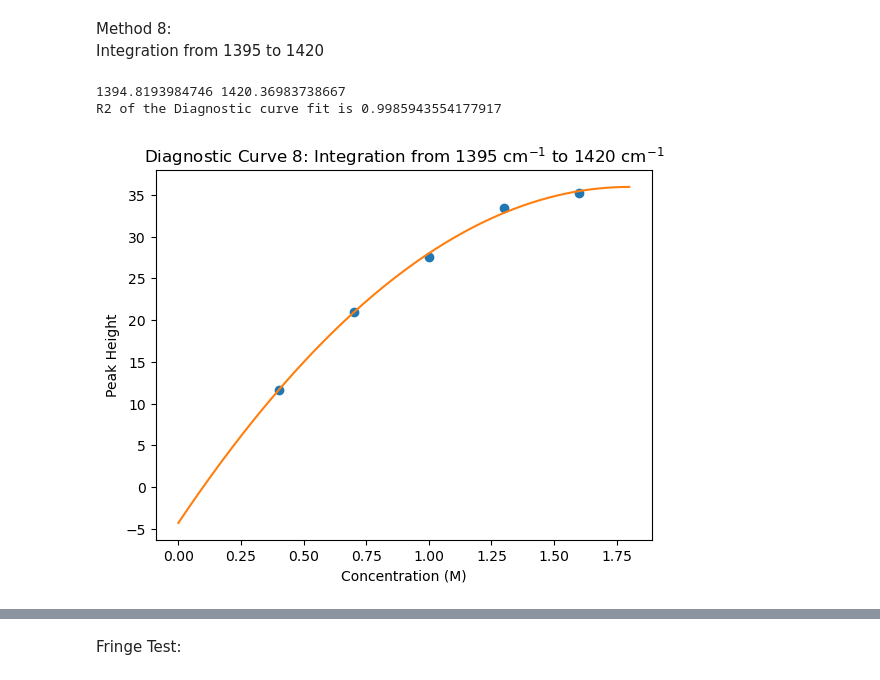
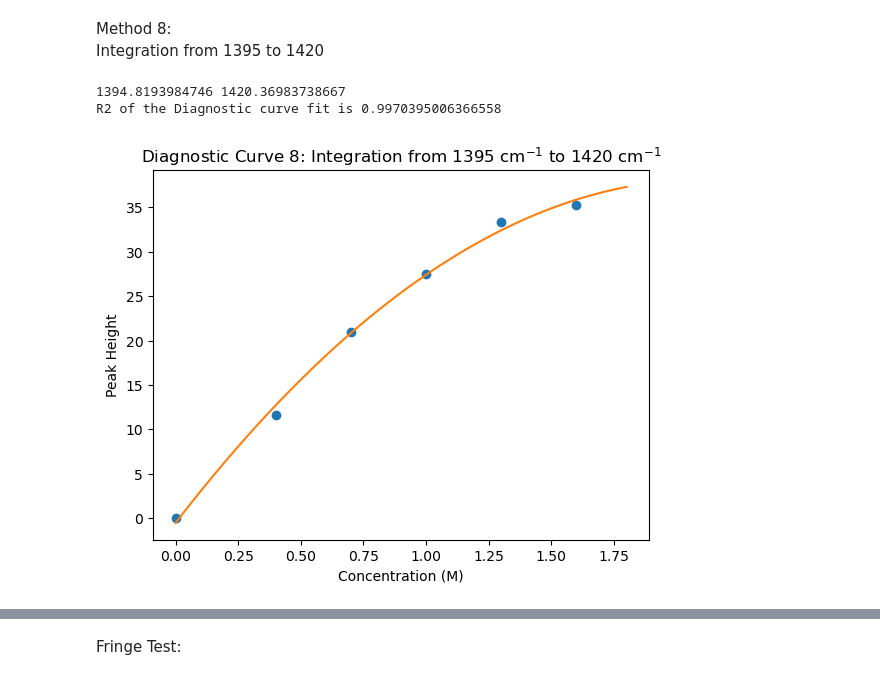
Before and after one commit to MODESBYU/MODES, a Jupyter notebook: Battery Data/Li-Li Symmetric Cell/Diagnostics/Symmetric_Cell_Calibration.ipynb, the cells around one changed output, grey strips where cells are left out. Saved outputs shown, nothing was run; the diff lists cells and outputs as text; code cells hidden in the pictures.

Commit message:
Working on Diagnostics python codes

```diff
--- a/Battery Data/Li-Li Symmetric Cell/Diagnostics/Symmetric_Cell_Calibration.ipynb
+++ b/Battery Data/Li-Li Symmetric Cell/Diagnostics/Symmetric_Cell_Calibration.ipynb
@@ -404,22 +404,22 @@ Integration from 1395 to 1420
 # %%
 start8 = int(close_indices_in_portion(avg0, avg16, closest_index(wn,1385), closest_index(wn,1400), .02))
 end8 = int(close_indices_in_portion(avg0, avg16, closest_index(wn,1410), closest_index(wn,1425), .005))
-Cor8ar = np.array([np.trapz(avg4[start8:end8]-avg0[start8:end8]),np.trapz(avg7[start8:end8]-avg0[start8:end8]),\
+Cor8ar = np.array([0,np.trapz(avg4[start8:end8]-avg0[start8:end8]),np.trapz(avg7[start8:end8]-avg0[start8:end8]),\
                    np.trapz(avg1[start8:end8]-avg0[start8:end8]),np.trapz(avg13[start8:end8]-avg0[start8:end8]),\
                    np.trapz(avg16[start8:end8]-avg0[start8:end8])])
 print(wn[start8],wn[end8])
-corfit8 = np.polyfit(concar[1:6],Cor8ar,2)
+corfit8 = np.polyfit(concar,Cor8ar,2)
 yy8 = np.polyval(corfit8,xx)
-plt.plot(concar[1:6],Cor8ar,'o')
+plt.plot(concar,Cor8ar,'o')
 plt.plot(xx,yy8)
 plt.xlabel("Concentration (M)")
 plt.ylabel("Peak Height")
 plt.title("Diagnostic Curve 8: Integration from 1395 cm$^{-1}$ to 1420 cm$^{-1}$")
 #R2 Score of Fit
-f8 = np.polyval(corfit8,concar[1:6])
+f8 = np.polyval(corfit8,concar)
 r28 = r2_score(Cor8ar,f8)
 print("R2 of the Diagnostic curve fit is",r28)
 # %% [output]
 1394.8193984746 1420.36983738667
-R2 of the Diagnostic curve fit is 0.9985943554177917
+R2 of the Diagnostic curve fit is 0.9970395006366558
-[figure, old version]
+[figure, new version]
```
Also changed, not shown: parts of 1 cell of this notebook, 2 other files.
